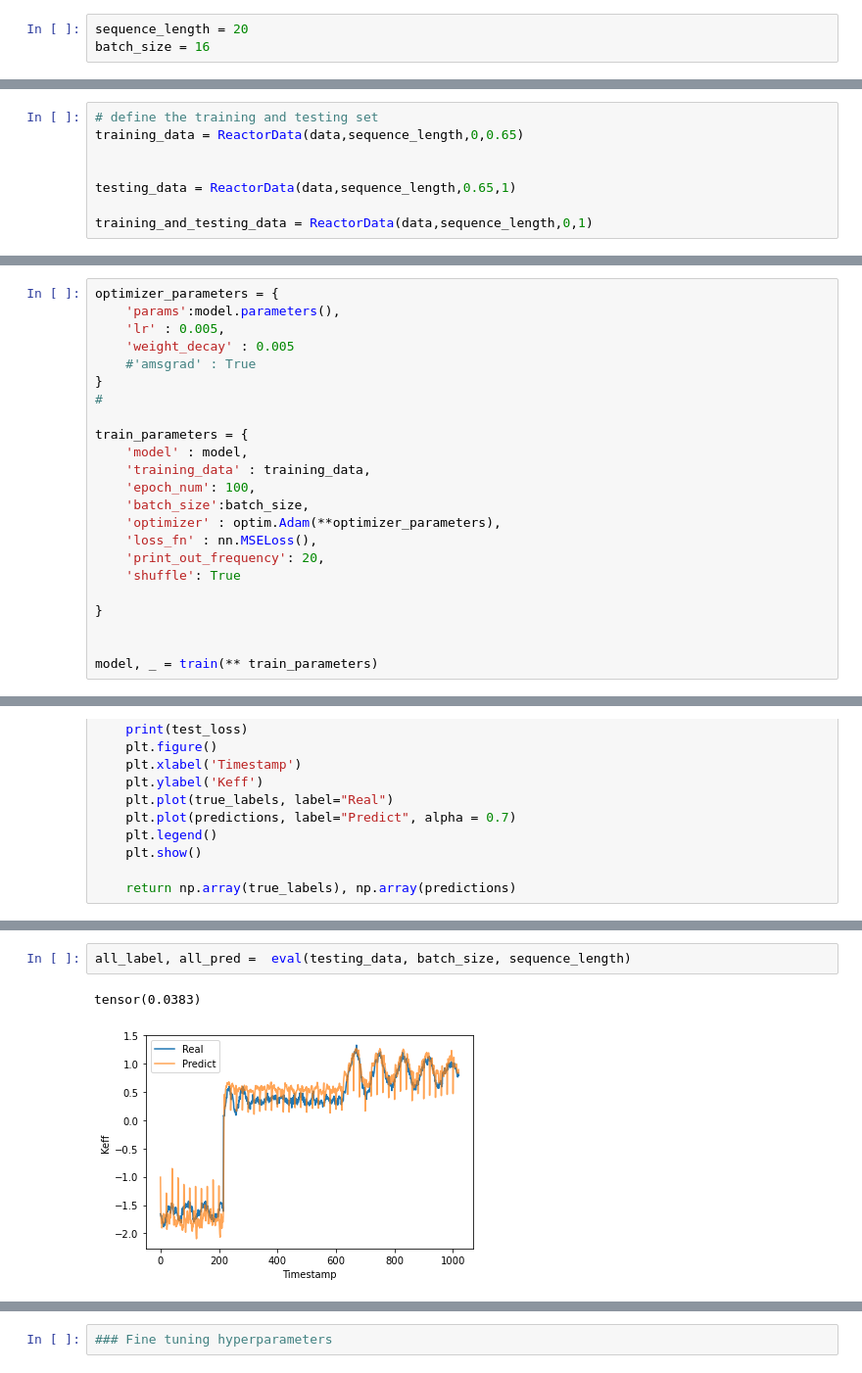
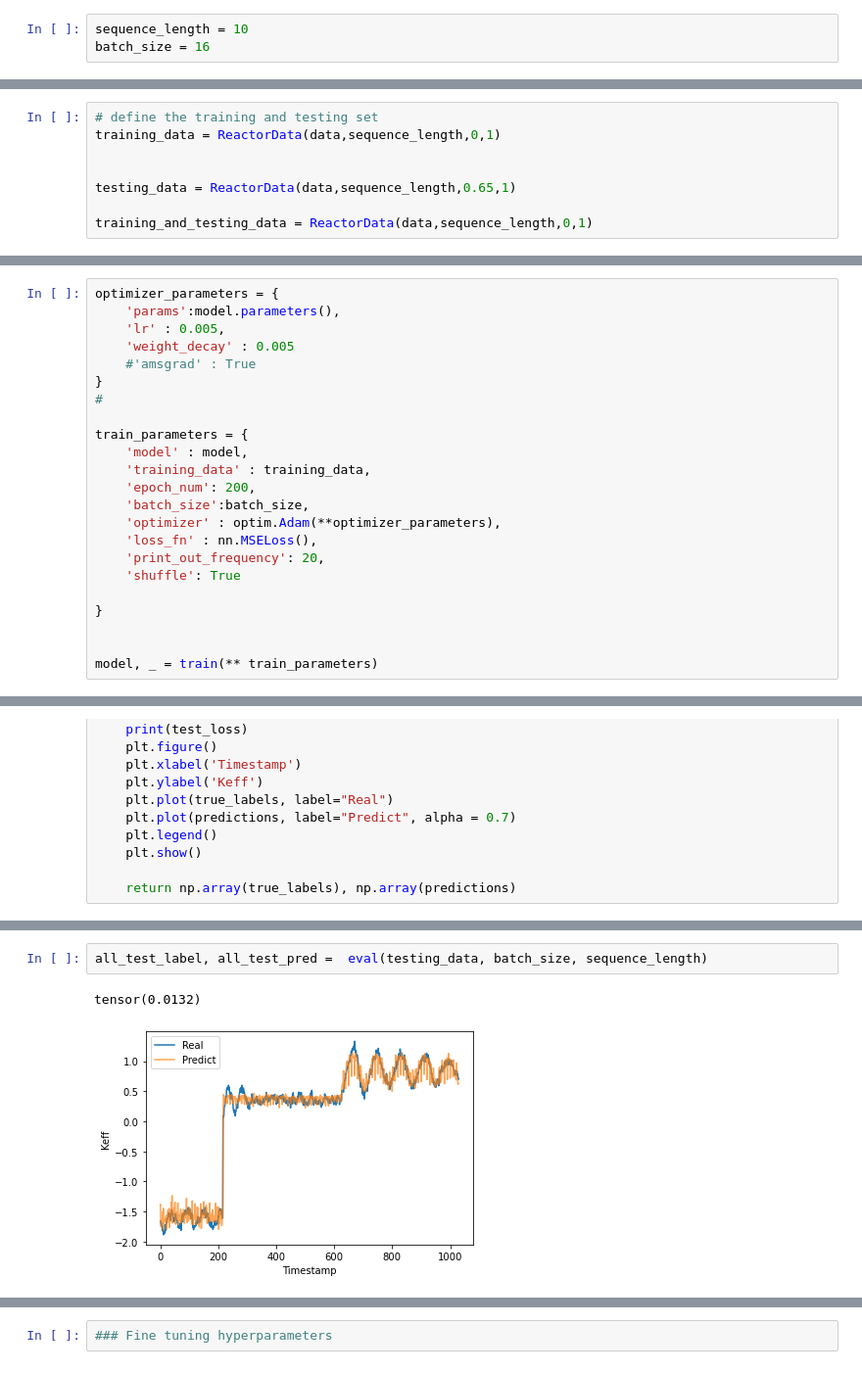
Before and after one commit to ChangyiYang/SimpleLSTM, a Jupyter notebook: TransientLSTM.ipynb, the cells around one changed output, grey strips where cells are left out. Shown at 98% size. Drawn from its saved outputs; the diff is of its cells as text.

```diff
--- a/TransientLSTM.ipynb
+++ b/TransientLSTM.ipynb
@@ -13,7 +13,7 @@ from sklearn.preprocessing import StandardScaler
 # %% [markdown]
 ### Some pre-defined parameters
 # %%
-sequence_length = 20
+sequence_length = 10
 batch_size = 16
 # %%
 # first,read the data and do some data analysis
@@ -254,6 +254,6 @@ plt.plot(data[:,-1])
 # %%
 # define the training and testing set
-training_data = ReactorData(data,sequence_length,0,0.65)
+training_data = ReactorData(data,sequence_length,0,1)
 
 
 testing_data = ReactorData(data,sequence_length,0.65,1)
@@ -293,7 +301,7 @@ optimizer_parameters = {
 train_parameters = {
     'model' : model,
     'training_data' : training_data,
-    'epoch_num': 100,
+    'epoch_num': 200,
     'batch_size':batch_size,
     'optimizer' : optim.Adam(**optimizer_parameters),
     'loss_fn' : nn.MSELoss(),
@@ -368,8 +381,8 @@ tensor(0.0361)
 # %%
-all_label, all_pred =  eval(testing_data, batch_size, sequence_length)
+all_test_label, all_test_pred =  eval(testing_data, batch_size, sequence_length)
 # %% [output]
-tensor(0.0383)
+tensor(0.0132)
-[figure, old version]
+[figure, new version]
 # %%
 # change to the original unit
 true_labels = all_label
```
Also changed, not shown: parts of 14 cells of this notebook, 2 other files.
